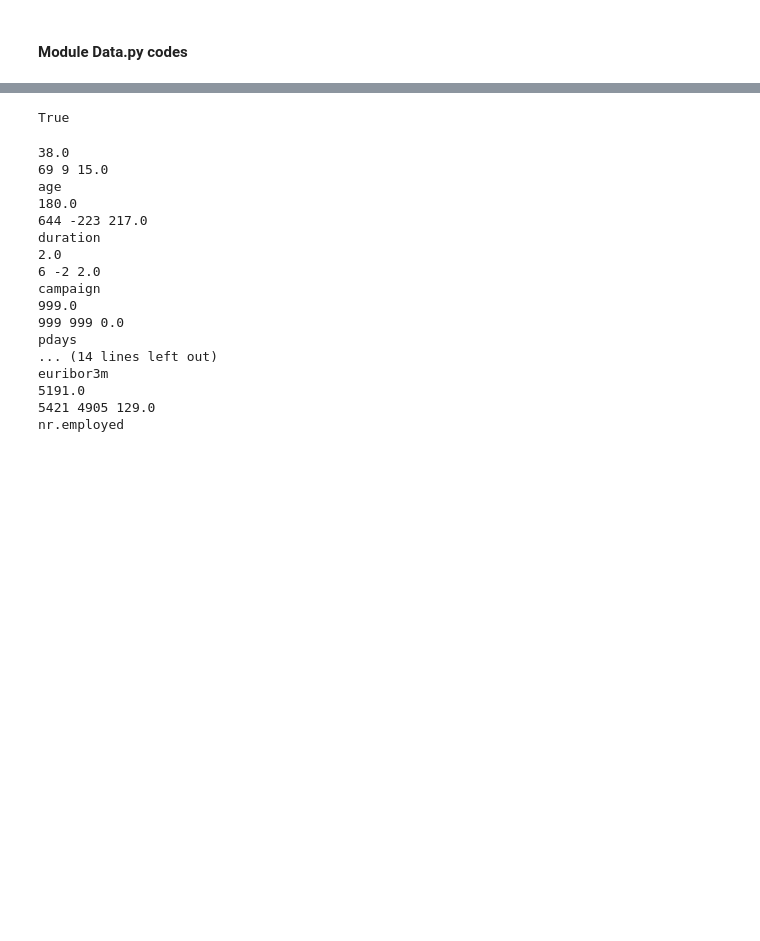
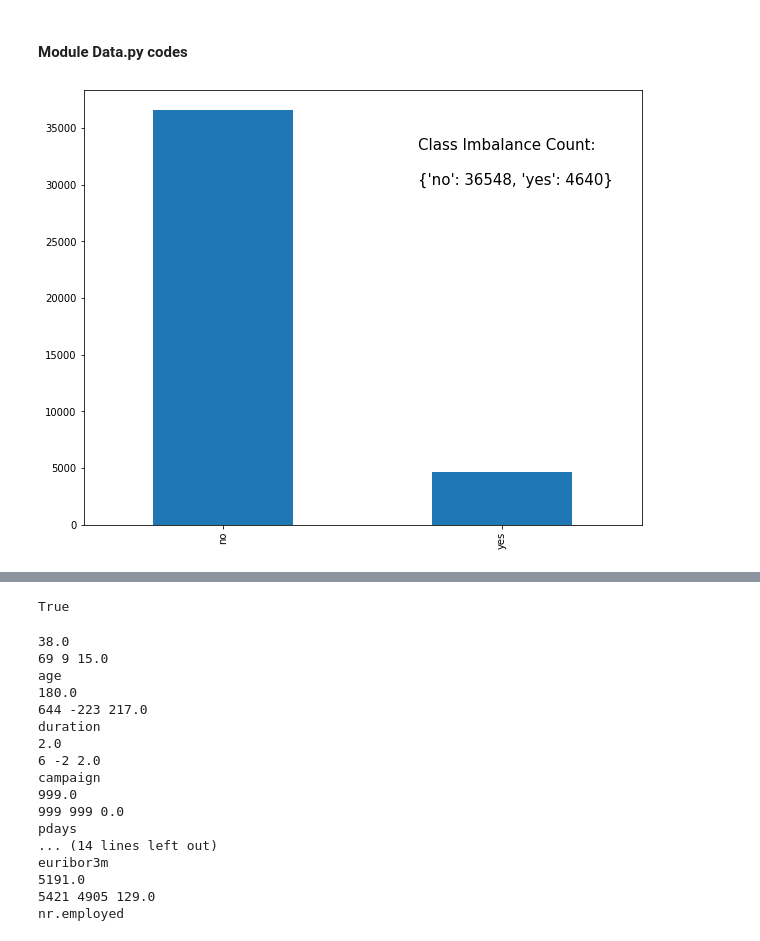
Before and after one commit to Patrick5455/term_deposit_predictive_model, a Jupyter notebook: analysis/interactive/modules_test.ipynb, the cells around one changed output, grey strips where cells are left out. Cells and saved outputs as stored; diff of their text form; code cells hidden in the pictures; blank space fills up the shorter version.

```diff
--- a/analysis/interactive/modules_test.ipynb
+++ b/analysis/interactive/modules_test.ipynb
@@ -116 +135,11 @@ def treat_outliers(data, type='median_replace'):
+# %%
+def check_imbalance(data,label='', x=0.7, y=30000):
+    plt.subplots(figsize=(10,8))
+    data[label].value_counts().plot(kind='bar')
+    text = f'Class Imbalance Count:\n\n{data[label].value_counts().to_dict()}'
+    plt.text(x=x, y=y, s = text ,  fontsize=15)
+# %%
+check_imbalance(full_bank, 'y')
+# %% [output]
+[figure, added]
 # %%
```
Also changed, not shown: parts of 7 cells of this notebook, 2 other files.
